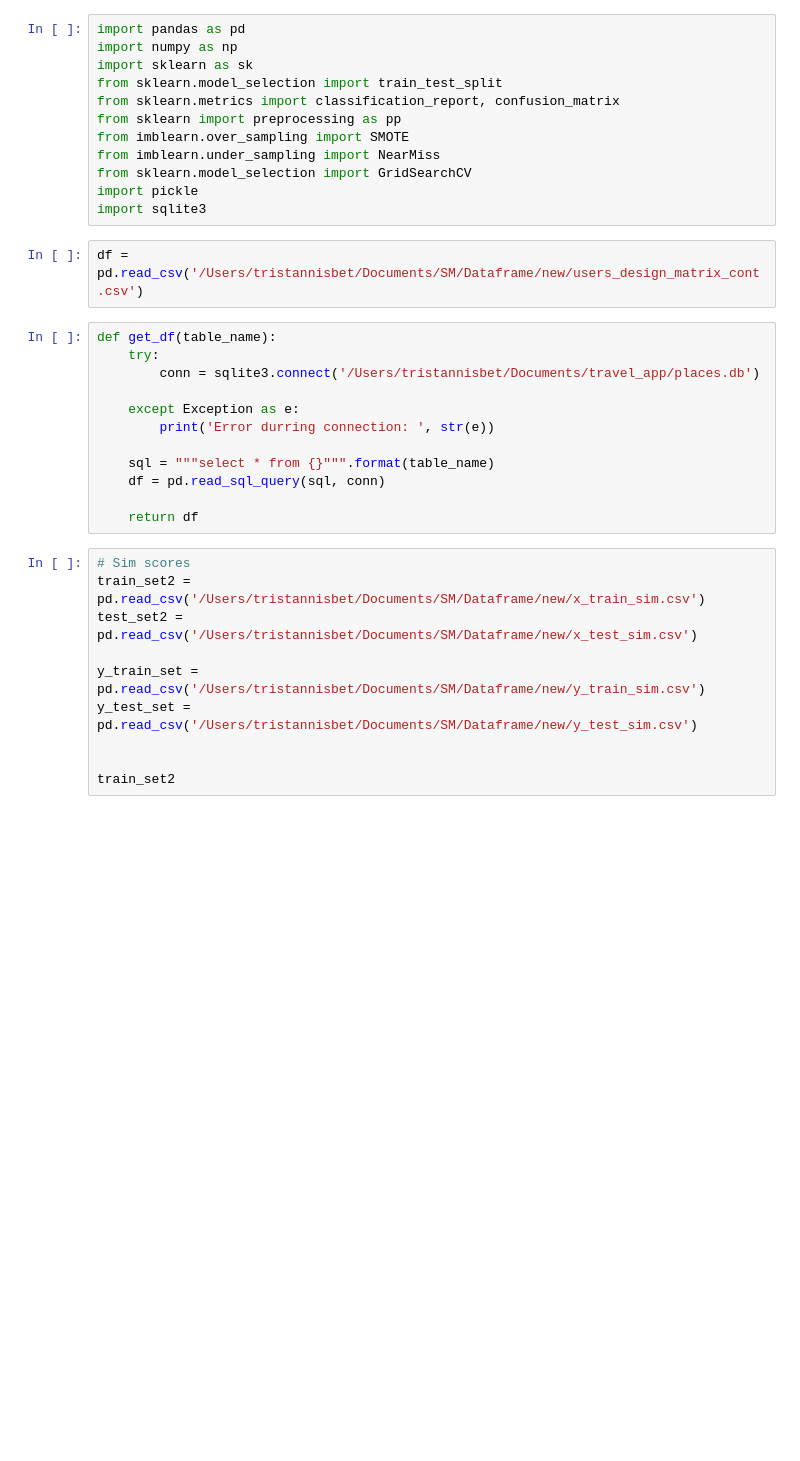
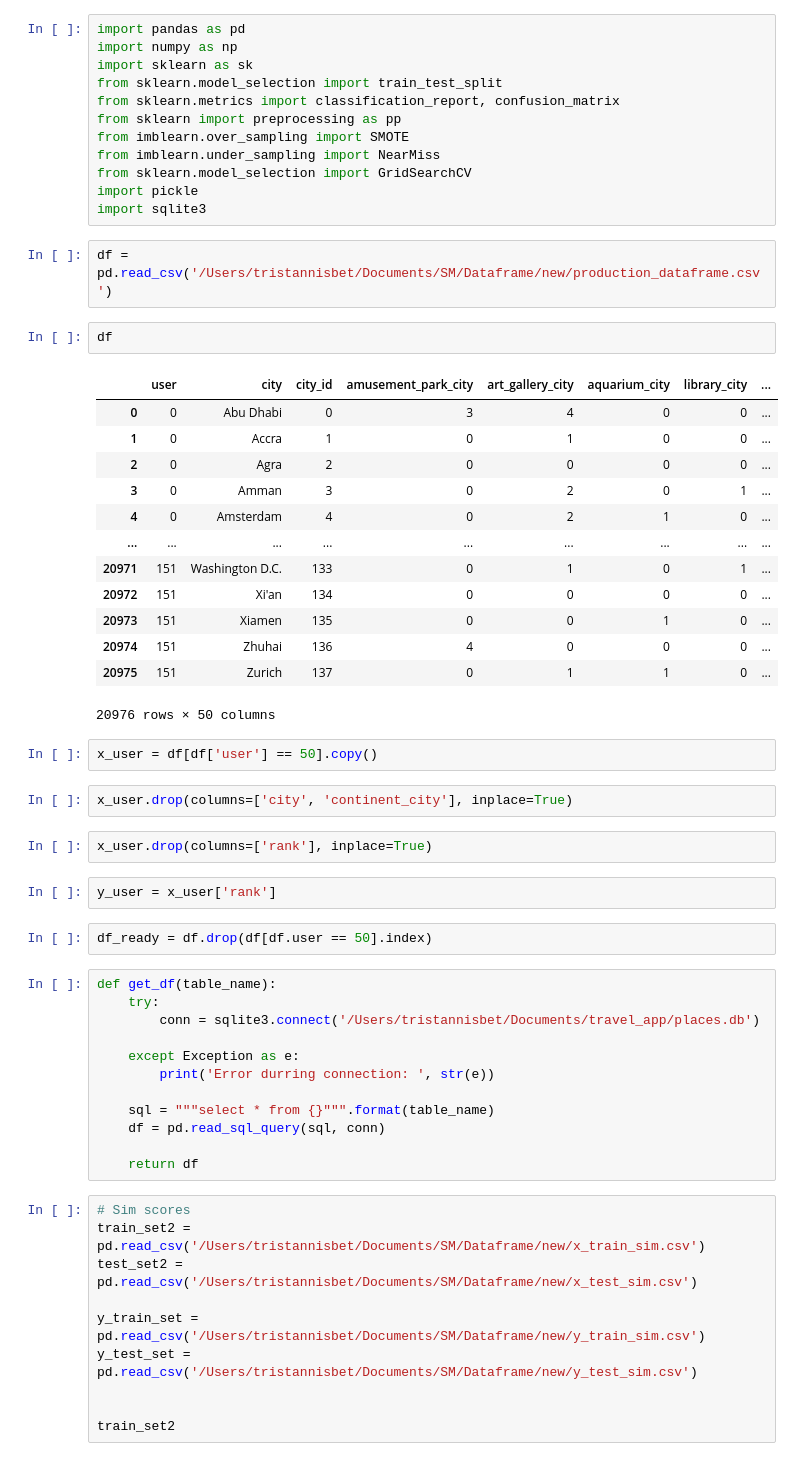
Before and after one commit to Maddienis/travel_app_sm, a Jupyter notebook: notebooks/model_ensemble.ipynb, the cells around one changed output. Drawn from its saved outputs; the diff is of its cells as text; blank space fills up the shorter version.

```diff
--- a/notebooks/model_ensemble.ipynb
+++ b/notebooks/model_ensemble.ipynb
@@ -11,7 +11,33 @@ from sklearn.model_selection import GridSearchCV
 import pickle
 import sqlite3
 # %%
-df = pd.read_csv('/Users/tristannisbet/Documents/SM/Dataframe/new/users_design_matrix_cont.csv')
+df = pd.read_csv('/Users/tristannisbet/Documents/SM/Dataframe/new/production_dataframe.csv')
+# %%
+df
+# %% [output]
+|  | user | city | city_id | amusement_park_city | art_gallery_city | aquarium_city | library_city | ... |
+| 0 | 0 | Abu Dhabi | 0 | 3 | 4 | 0 | 0 | ... |
+| 1 | 0 | Accra | 1 | 0 | 1 | 0 | 0 | ... |
+| 2 | 0 | Agra | 2 | 0 | 0 | 0 | 0 | ... |
+| 3 | 0 | Amman | 3 | 0 | 2 | 0 | 1 | ... |
+| 4 | 0 | Amsterdam | 4 | 0 | 2 | 1 | 0 | ... |
+| ... | ... | ... | ... | ... | ... | ... | ... | ... |
+| 20971 | 151 | Washington D.C. | 133 | 0 | 1 | 0 | 1 | ... |
+| 20972 | 151 | Xi'an | 134 | 0 | 0 | 0 | 0 | ... |
+| 20973 | 151 | Xiamen | 135 | 0 | 0 | 1 | 0 | ... |
+| 20974 | 151 | Zhuhai | 136 | 4 | 0 | 0 | 0 | ... |
+| 20975 | 151 | Zurich | 137 | 0 | 1 | 1 | 0 | ... |
+20976 rows × 50 columns
+# %%
+x_user = df[df['user'] == 50].copy()
+# %%
+x_user.drop(columns=['city', 'continent_city'], inplace=True)
+# %%
+x_user.drop(columns=['rank'], inplace=True)
+# %%
+y_user = x_user['rank']
+# %%
+df_ready = df.drop(df[df.user == 50].index)
 # %%
 def get_df(table_name):
     try:
```
Also changed, not shown: parts of 14 cells of this notebook, 9 other files.
